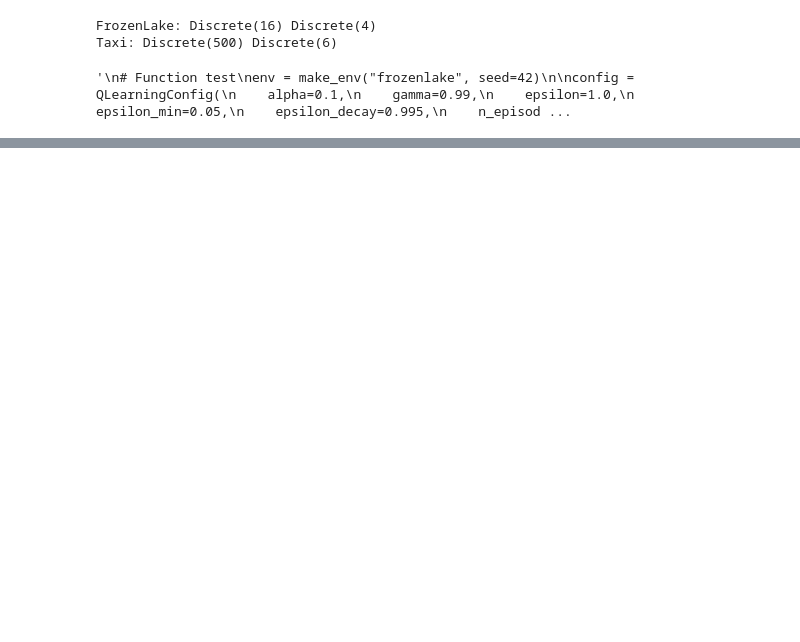
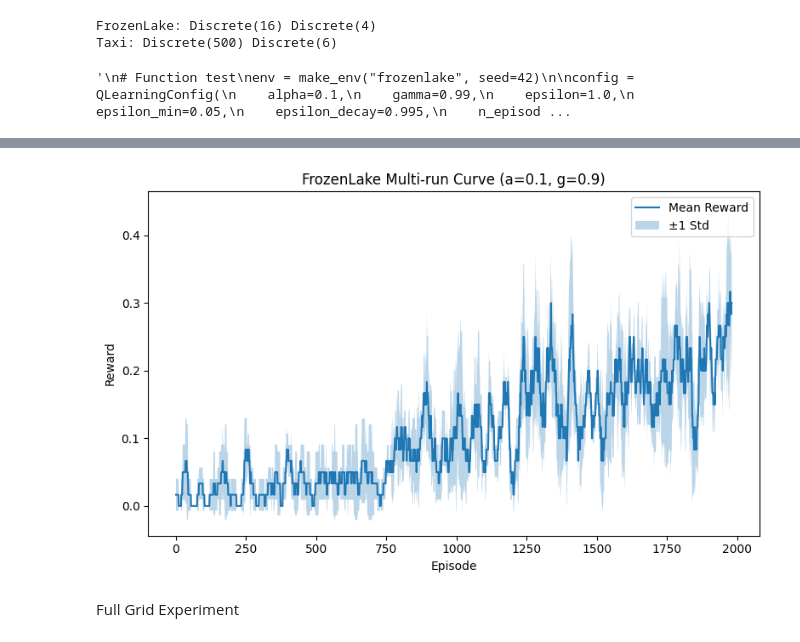
Before and after one commit to SteelspeedYYC/CAS781_finalproject, a Jupyter notebook: experiment.ipynb, the cells around one changed output, grey strips where cells are left out. Drawn from its saved outputs; the diff is of its cells as text; code cells hidden in the pictures; blank space fills up the shorter version.

```diff
--- a/experiment.ipynb
+++ b/experiment.ipynb
@@ -83,0 +264,20 @@ save_trajectory_csv(
+# %%
+reward_sequences = []
+
+for seed in [0, 1, 2]:
+    file_path = f"results/raw/trajectories/frozenlake_a0.1_g0.9_seed{seed}.csv"
+    traj_df = pd.read_csv(file_path)
+    reward_sequences.append(traj_df["reward"].values)
+
+smoothed_sequences = [
+    moving_average(seq, window=20)
+    for seq in reward_sequences
+]
+
+plot_multi_run_curve(
+    smoothed_sequences,
+    title="FrozenLake Multi-run Curve (a=0.1, g=0.9)",
+    save_path="results/plots/frozenlake_multirun_a0.1_g0.99.png"
+)
+# %% [output]
+[figure, added]
@@ -83,0 +286,2 @@ save_trajectory_csv(
+# %% [markdown]
+Full Grid Experiment
```
Also changed, not shown: parts of 15 cells of this notebook, 3 other files.
